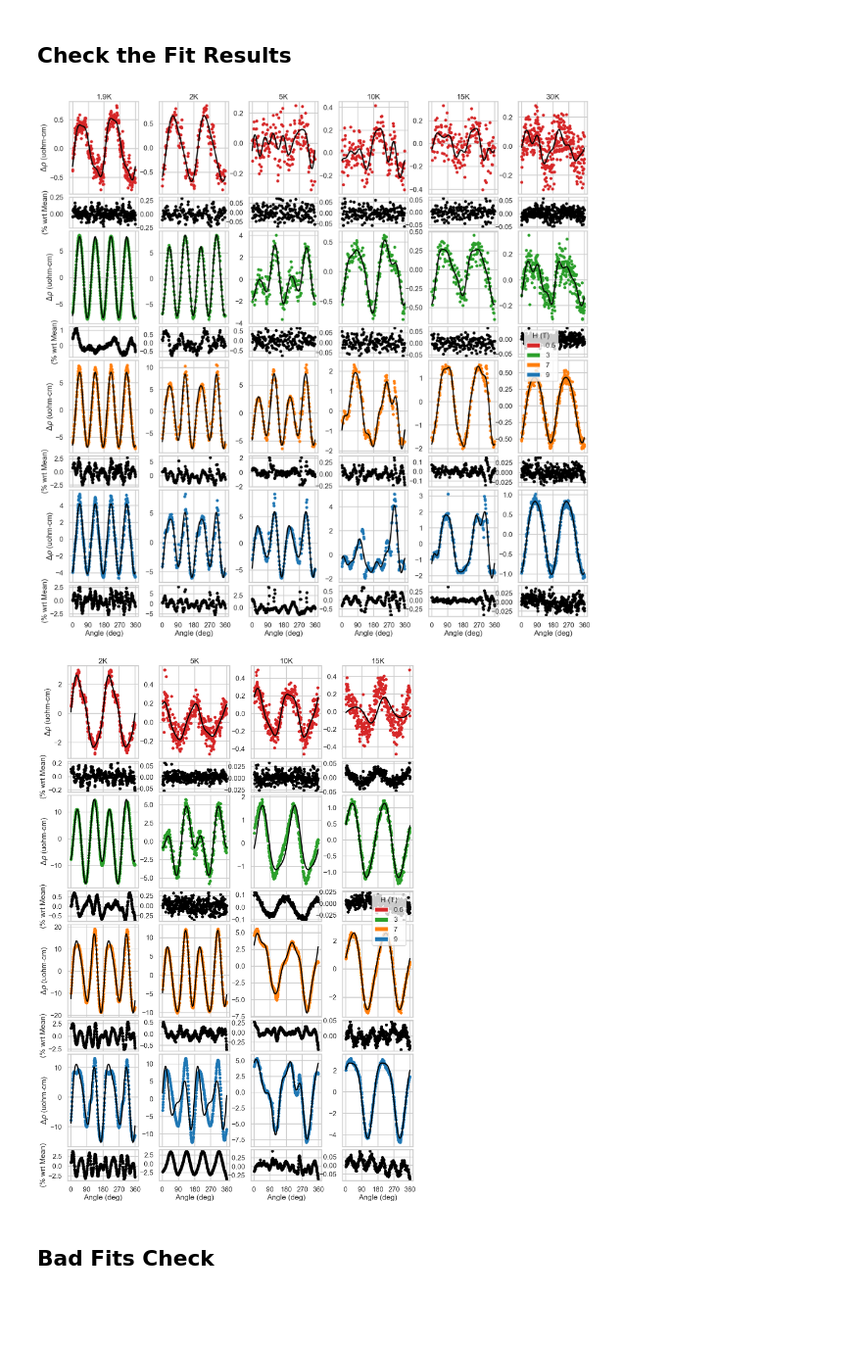
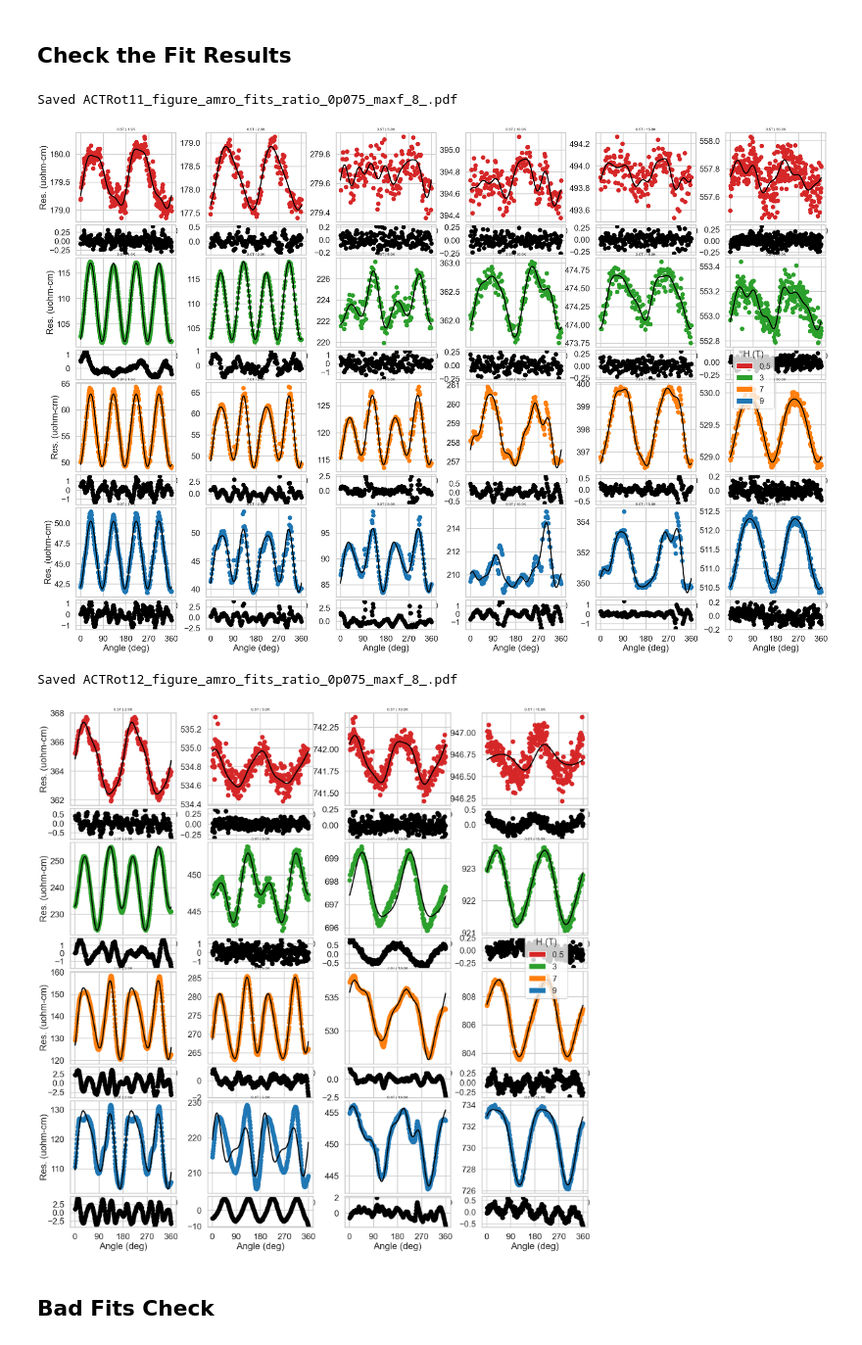
Before and after one commit to BaconBaconBacon/Data-Science-Portfolio, a Jupyter notebook: Python/AMRO Fourier Transform and Fit/AMRO Analysis Notebook.ipynb, the cells around one changed output. Shown at 98% size. Saved outputs shown, nothing was run; the diff lists cells and outputs as text; code cells hidden in the pictures; blank space fills up the shorter version.

```diff
--- a/Python/AMRO Fourier Transform and Fit/AMRO Analysis Notebook.ipynb
+++ b/Python/AMRO Fourier Transform and Fit/AMRO Analysis Notebook.ipynb
@@ -67,7 +67,7 @@ As initial guesses for $a_i$, we use the results of the previous Fourier transfo
 # %%
 fitter = AMROFitter(amro_df, FT_results_df,
                     save_name='amro_fits',
-                  overwrite=True,
+                   # if_save_file_exists_overwrite=True,
                     min_amp_ratio= 0.075, #1,
                     max_freq=8, # 12,
                     force_four_and_two_sym=True,
@@ -100,14 +100,15 @@ Fitting ACTRot12, 5.0K, 9.0T.
 ## Check the Fit Results
 # %%
 for ACT_label in ['ACTRot11', 'ACTRot12']:
-# for ACT_label in ['ACTRot12']:
-    fig, ax = fitter.plot_fits(act_choice=ACT_label, y_scale = 10**6,
-                           context_font_scale=0.8,
-                           y_label = r'$\Delta \rho$ (uohm-cm)', delta=True, save_fig=True)
+    fig, ax = fitter.plot_fits_with_residuals_uohm(act_choice=ACT_label)
+    filename = f"{ACT_label}_figure_{fitter.save_name}.pdf"
+    fitter.save_plot(fig,filename)
     plt.show()
 # %% [output]
+Saved ACTRot11_figure_amro_fits_ratio_0p075_maxf_8_.pdf
-[figure, old version]
+[figure, new version]
+Saved ACTRot12_figure_amro_fits_ratio_0p075_maxf_8_.pdf
-[figure, old version]
+[figure, new version]
 # %% [markdown]
 ## Bad Fits Check
 # %%
```
Also changed, not shown: parts of 4 cells of this notebook, 6 other files.
